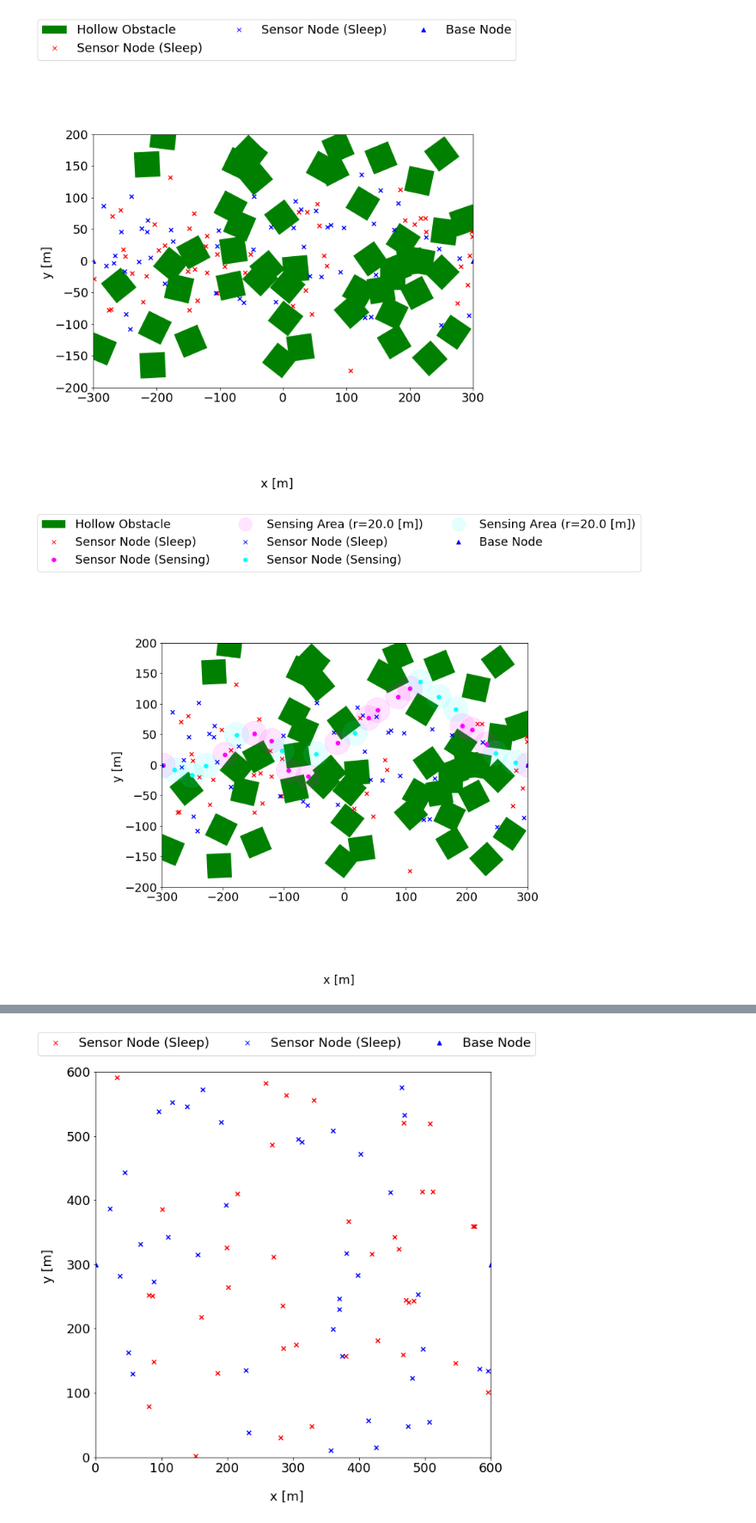
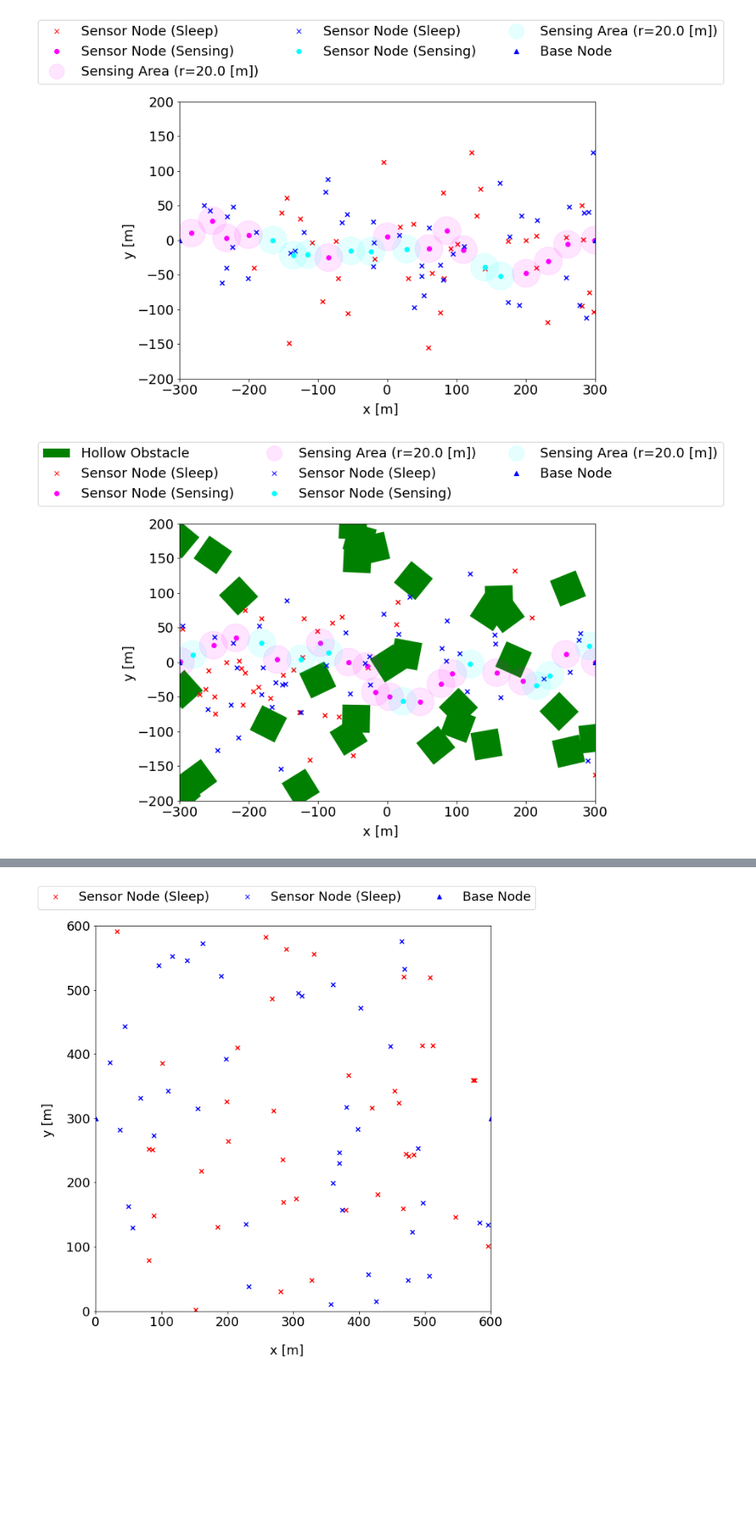
Before and after one commit to denrikialien/bss-expr, a Jupyter notebook: src/plot_field.ipynb, the cells around one changed output, grey strips where cells are left out. Shown at 86% size. Saved outputs shown, nothing was run; the diff lists cells and outputs as text; code cells hidden in the pictures; blank space fills up the shorter version.

```diff
--- a/src/plot_field.ipynb
+++ b/src/plot_field.ipynb
@@ -164,9 +164,7 @@ def snapshot2fig(snapshot, figsize, font_size=None):
 
   return (ax, fig)
 # %%
-snapshot_file_path = '../tmp/tmp-multi-u/simulation_result.json'
-with open(snapshot_file_path, 'r') as f:
+with open('../tmp/p500/snapshot-3.json', 'r') as f:
   snapshot = json.load(f)
-snapshot2fig(snapshot[0]['before'], figsize=(10, 10))
-snapshot2fig(snapshot[0]['after'], figsize=(10, 10))
+  snapshot2fig(snapshot[0]['after'], figsize=(10, 7))
 # %% [output]
@@ -174,8 +172,12 @@ FileNotFoundError: [Errno 2] No such file or directory: '../tmp/tmp-multi-u/simu
+# %%
+with open('../output-robustness-multi-u/fw600-fh400-ns100-rm50-no0/snapshot-33.json', 'r') as f:
+  snapshot = json.load(f)
+  snapshot2fig(snapshot[0]['after'], figsize=(10, 7))
+# %% [output]
+[figure, added]
 # %%
-with open('../robustness-multi-u/fw600-fh400-ns100-rm50-no50/snapshot-40.json', 'r') as f:
+with open('../output-robustness-multi-u/fw600-fh400-ns100-rm50-no30/snapshot-40.json', 'r') as f:
   snapshot = json.load(f)
-  snapshot2fig(snapshot[0]['before'], figsize=(10, 10))
-  snapshot2fig(snapshot[0]['after'], figsize=(10, 10))
+  snapshot2fig(snapshot[0]['after'], figsize=(10, 7))
 # %% [output]
-[figure, old version]
+[figure, new version]
-[figure, removed]
```
Also changed, not shown: parts of 4 cells of this notebook, 18 other files.
